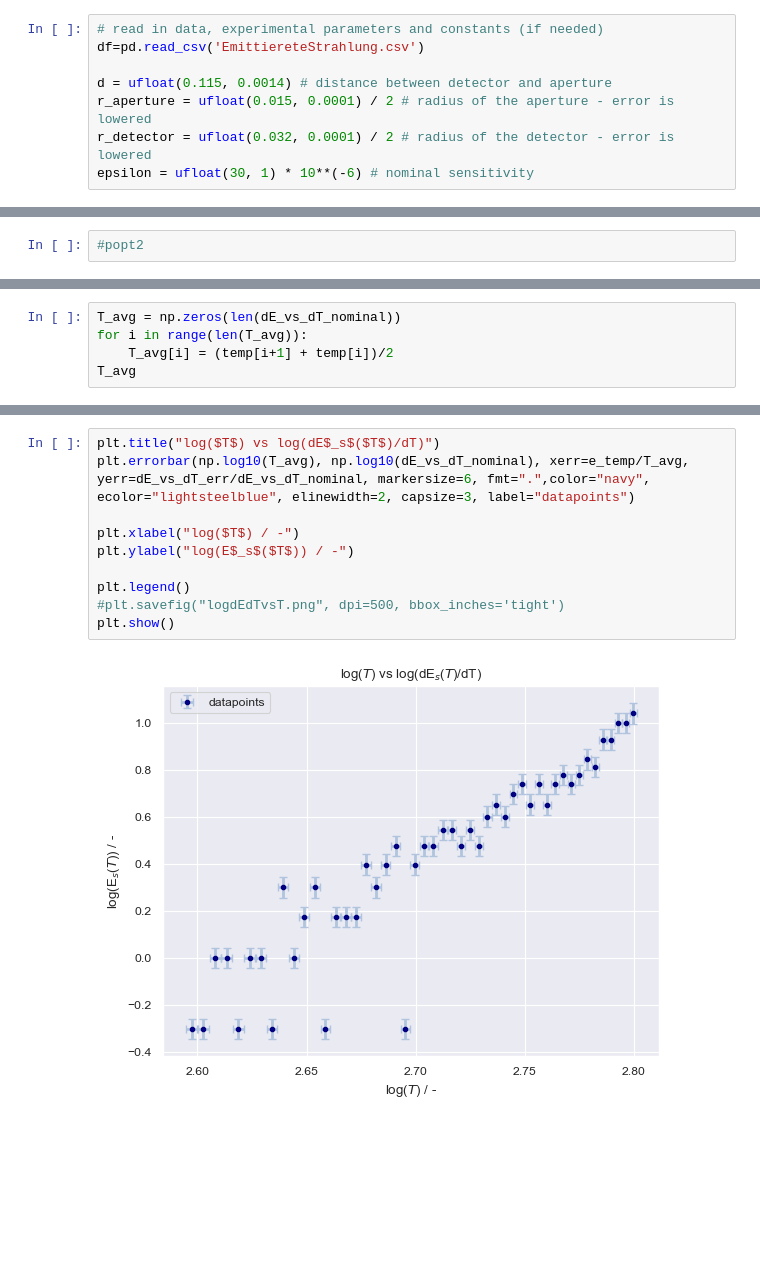
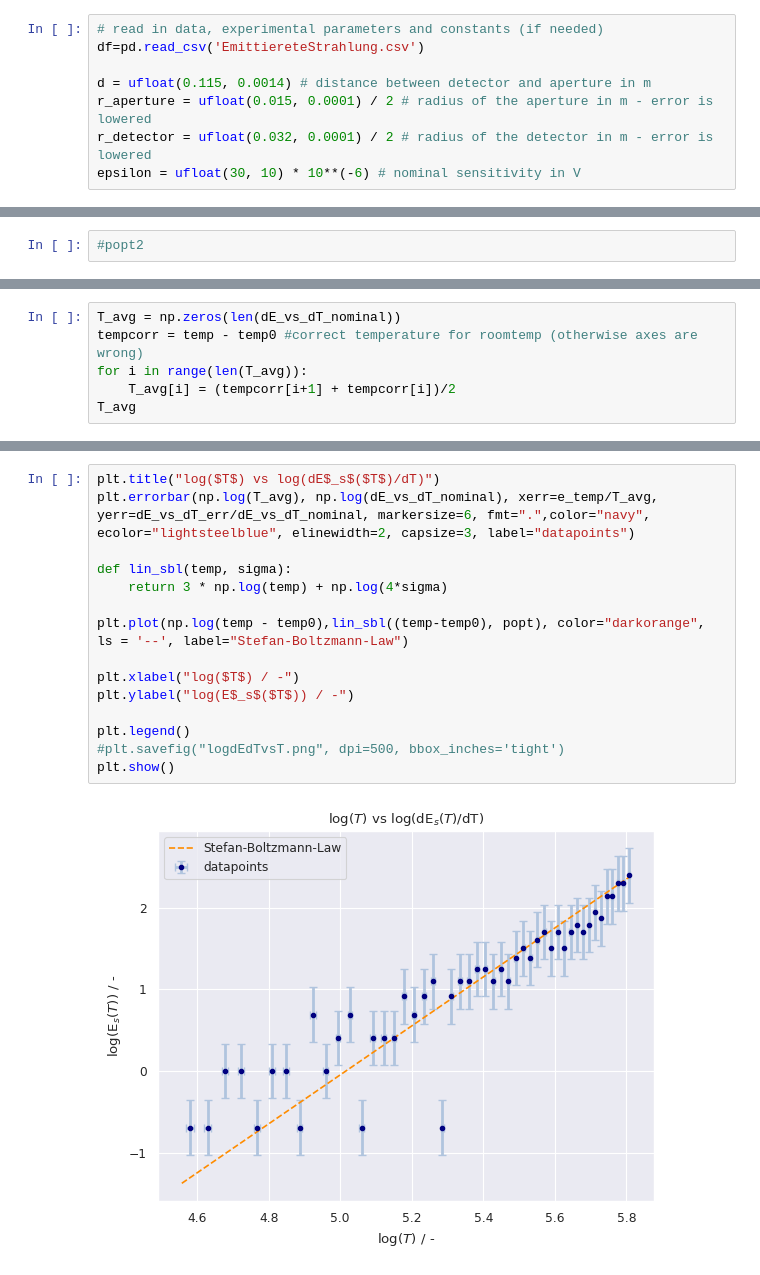
Before and after one commit to KemalOenen/Grundpraktikum2_Gruppe1_SS23, a Jupyter notebook: Versuch10/SchwarzerStrahler-new.ipynb, the cells around one changed output, grey strips where cells are left out. Saved outputs shown, nothing was run; the diff lists cells and outputs as text; blank space fills up the shorter version.

```diff
--- a/Versuch10/SchwarzerStrahler-new.ipynb
+++ b/Versuch10/SchwarzerStrahler-new.ipynb
@@ -40,10 +40,10 @@ plt.show()
 # read in data, experimental parameters and constants (if needed)
 df=pd.read_csv('EmittiereteStrahlung.csv')
 
-d = ufloat(0.115, 0.0014) # distance between detector and aperture
-r_aperture = ufloat(0.015, 0.0001) / 2 # radius of the aperture - error is lowered
-r_detector = ufloat(0.032, 0.0001) / 2 # radius of the detector - error is lowered
-epsilon = ufloat(30, 1) * 10**(-6) # nominal sensitivity
+d = ufloat(0.115, 0.0014) # distance between detector and aperture in m
+r_aperture = ufloat(0.015, 0.0001) / 2 # radius of the aperture in m - error is lowered
+r_detector = ufloat(0.032, 0.0001) / 2 # radius of the detector in m - error is lowered
+epsilon = ufloat(30, 10) * 10**(-6) # nominal sensitivity in V
 # %%
 volt = df['Spannung'] * 10**(-3) #in V
 e_volt = 0.001 * 10**(-3) #in K
@@ -159,6 +176,7 @@ array([0.47613547, 0.43285042, 0.43285042, 0.36792286, 0.36792286,
 # %%
 T_avg = np.zeros(len(dE_vs_dT_nominal))
+tempcorr = temp - temp0 #correct temperature for roomtemp (otherwise axes are wrong)
 for i in range(len(T_avg)):
-    T_avg[i] = (temp[i+1] + temp[i])/2
+    T_avg[i] = (tempcorr[i+1] + tempcorr[i])/2
 T_avg
 # %% [output]
@@ -171,12 +189,17 @@ array([630.65, 625.65, 620.65, 615.65, 610.65, 605.65, 600.65, 595.65,
 # %%
 plt.title("log($T$) vs log(dE$_s$($T$)/dT)")
-plt.errorbar(np.log10(T_avg), np.log10(dE_vs_dT_nominal), xerr=e_temp/T_avg, yerr=dE_vs_dT_err/dE_vs_dT_nominal, markersize=6, fmt=".",color="navy", ecolor="lightsteelblue", elinewidth=2, capsize=3, label="datapoints")
+plt.errorbar(np.log(T_avg), np.log(dE_vs_dT_nominal), xerr=e_temp/T_avg, yerr=dE_vs_dT_err/dE_vs_dT_nominal, markersize=6, fmt=".",color="navy", ecolor="lightsteelblue", elinewidth=2, capsize=3, label="datapoints")
+
+def lin_sbl(temp, sigma):
+    return 3 * np.log(temp) + np.log(4*sigma)
+
+plt.plot(np.log(temp - temp0),lin_sbl((temp-temp0), popt), color="darkorange", ls = '--', label="Stefan-Boltzmann-Law")
 
 plt.xlabel("log($T$) / -")
 plt.ylabel("log(E$_s$($T$)) / -")
 
 plt.legend()
 #plt.savefig("logdEdTvsT.png", dpi=500, bbox_inches='tight')
 plt.show()
 # %% [output]
-[figure, old version]
+[figure, new version]
```
Also changed, not shown: parts of 9 cells of this notebook, 4 other files.
